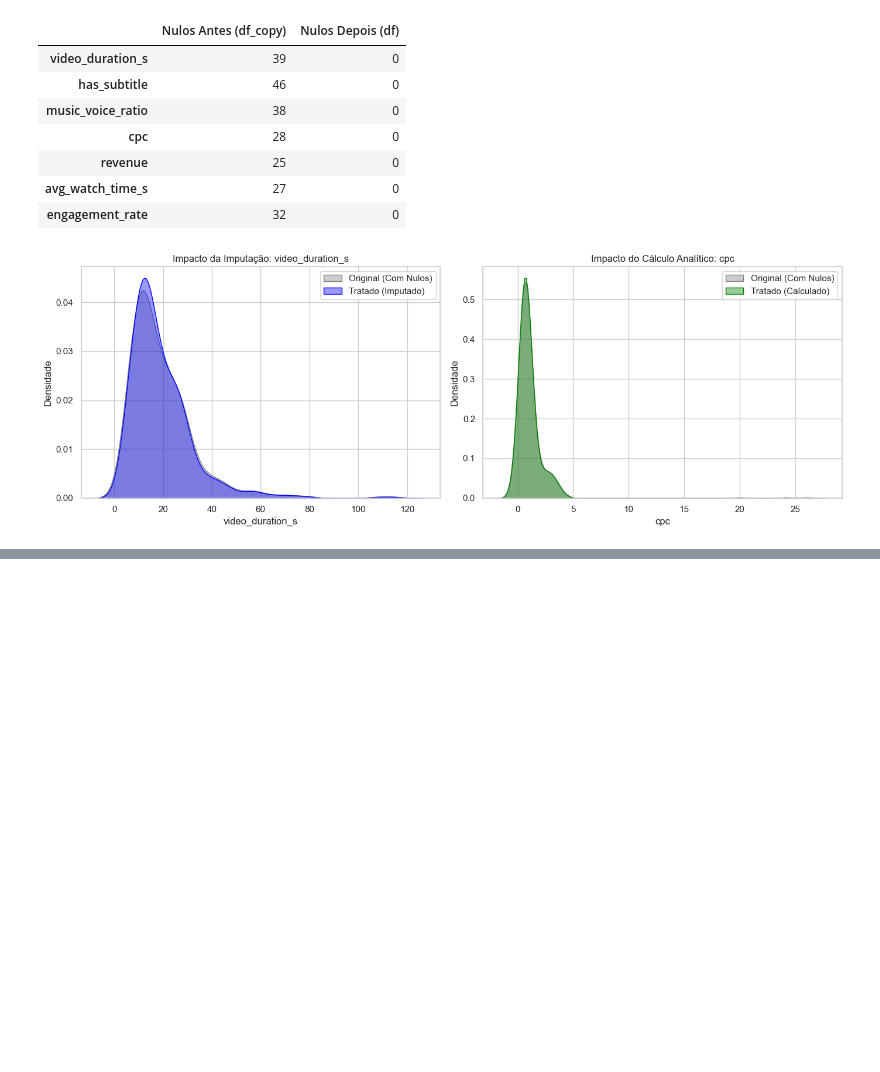
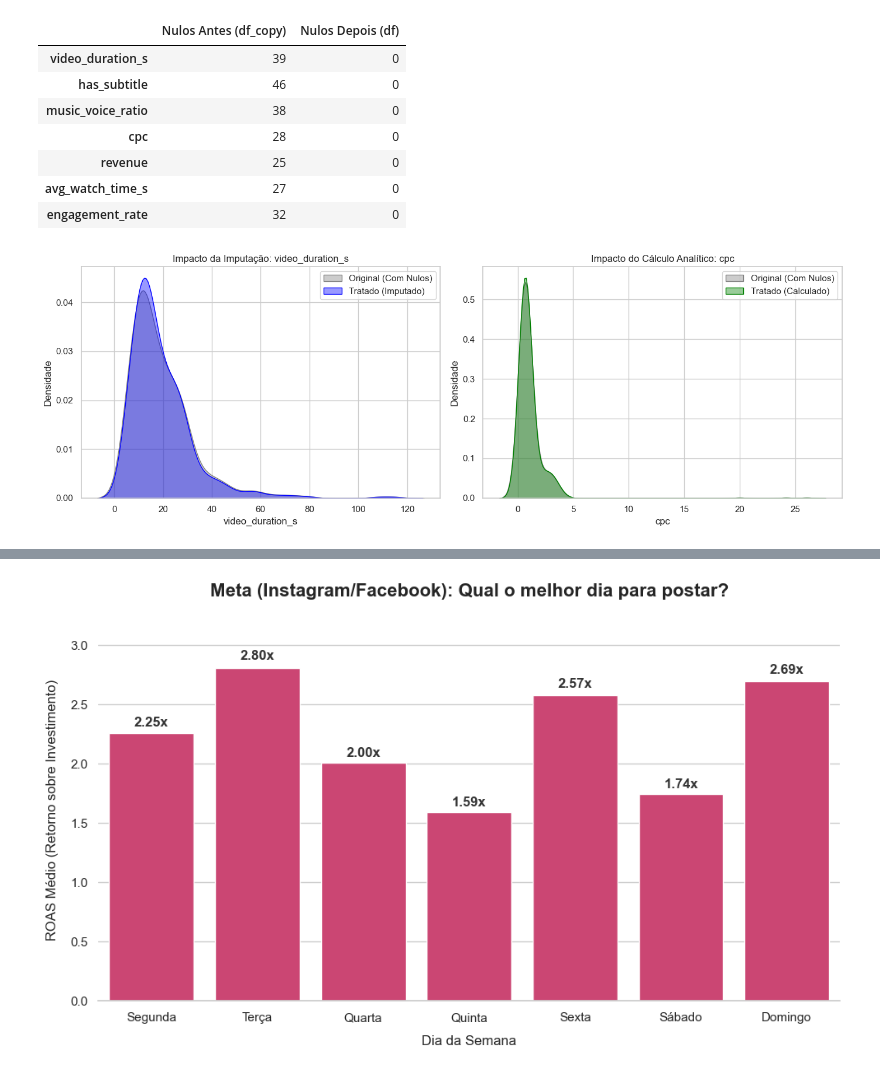
Before and after one commit to carlimmsantos/Millai_AI, a Jupyter notebook: millai_klike_challenge_analysis.ipynb.ipynb, the cells around one changed output, grey strips where cells are left out. Drawn from its saved outputs; the diff is of its cells as text; code cells hidden in the pictures; blank space fills up the shorter version.

```diff
--- a/millai_klike_challenge_analysis.ipynb.ipynb
+++ b/millai_klike_challenge_analysis.ipynb.ipynb
@@ -507,0 +766,64 @@ plt.show()
+# %%
+
+# 1. Filtrando apenas os dados do Meta
+df_meta = df[df['platform'] == 'Meta'].copy()
+
+# 2. Agrupando por dia da semana e calculando o ROAS médio
+df_dias_meta = df_meta.groupby('day_of_week')['roas'].mean().reset_index()
+
+# 3. Mapeando os números (0 a 6) para os nomes dos dias da semana em Português
+mapa_dias = {
+    0: 'Segunda', 1: 'Terça', 2: 'Quarta',
+    3: 'Quinta', 4: 'Sexta', 5: 'Sábado', 6: 'Domingo'
+}
+df_dias_meta['nome_dia'] = df_dias_meta['day_of_week'].map(mapa_dias)
+
+# 4. Configurando o estilo visual (Padrão Executivo)
+sns.set_theme(style="whitegrid")
+plt.figure(figsize=(10, 6))
+
+# 5. Criando o gráfico de barras
+# Usaremos a cor oficial do Meta que você definiu (#E1306C) para todas as barras
+ax = sns.barplot(
+    data=df_dias_meta,
+    x='nome_dia',
+    y='roas',
+    color='#E1306C'
+)
+
+# 6. Adicionando Títulos e formatando os Eixos
+plt.title('Meta (Instagram/Facebook): Qual o melhor dia para postar?', fontsize=16, fontweight='bold', pad=20)
+plt.xlabel('Dia da Semana', fontsize=12, labelpad=10)
+plt.ylabel('ROAS Médio (Retorno sobre Investimento)', fontsize=12, labelpad=10)
+
+# 7. Colocando os valores direto no topo das barras
+for p in ax.patches:
+    height = p.get_height()
+
+    if pd.isna(height) or height == 0:
+        continue
+
+    # Formatando para mostrar com "x" indicando o multiplicador do retorno (ex: 2.50x)
+    texto_valor = f'{height:,.2f}x'
+
+    ax.text(
+        p.get_x() + p.get_width() / 2.,
+        height + (height * 0.02),
+        texto_valor,
+        ha='center',
+        va='bottom',
+        fontsize=12,
+        fontweight='bold',
+        color='#333333'
+    )
+
+# Aumentando o limite superior para não cortar os rótulos de texto
+plt.ylim(0, df_dias_meta['roas'].max() * 1.15)
+
+# Removendo bordas desnecessárias
+sns.despine(left=True)
+
+plt.tight_layout()
+plt.show()
+# %% [output]
+[figure, added]
```
Also changed, not shown: parts of 25 cells of this notebook.
